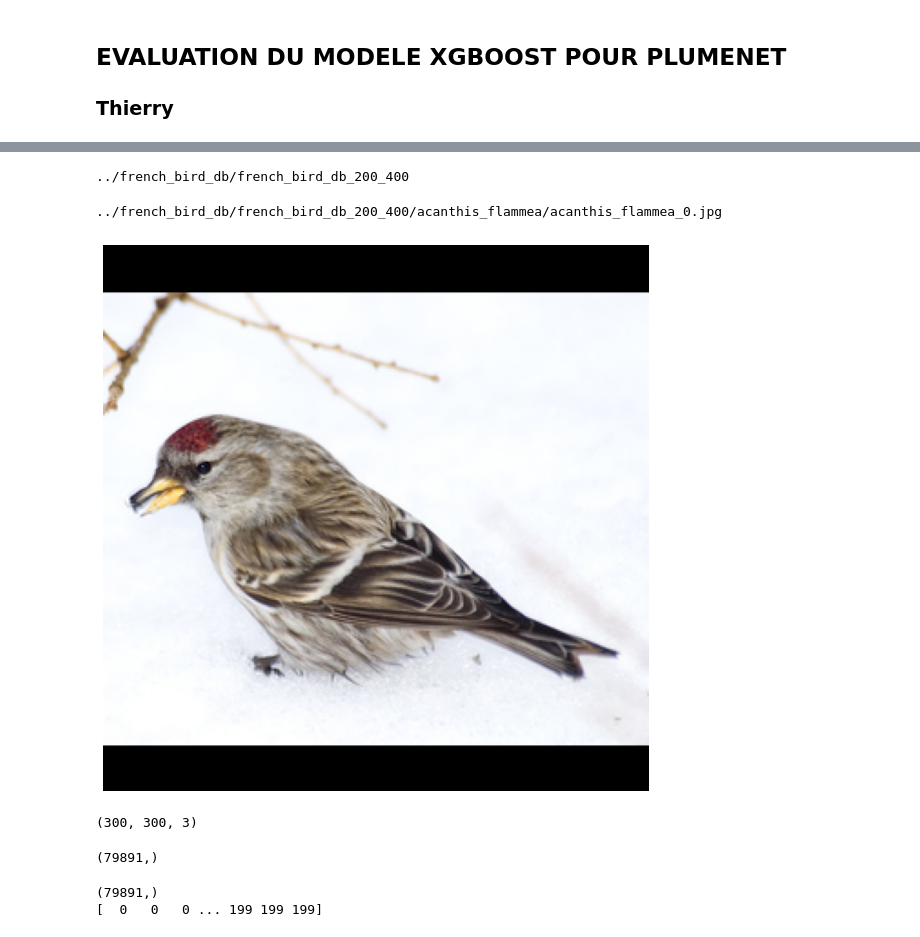
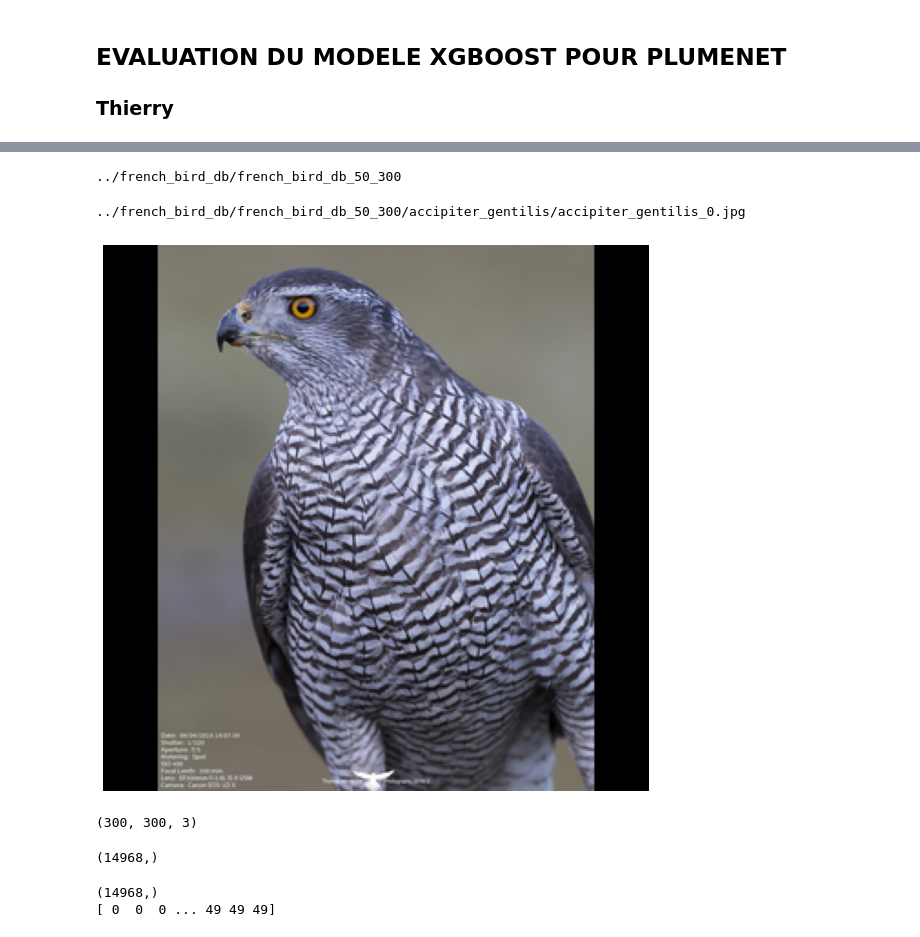
Before and after one commit to tfoutelrodier/plumeNet, a Jupyter notebook: src/model_xgb.ipynb, the cells around one changed output, grey strips where cells are left out. Cells and saved outputs as stored; diff of their text form; code cells hidden in the pictures.

```diff
--- a/src/model_xgb.ipynb
+++ b/src/model_xgb.ipynb
@@ -43,26 +42,26 @@ plumnet_random_state=42
 # %%
 # Chargement des données
 data_dir = 'french_bird_db'
-dataset = 'french_bird_db_200_400'
+dataset = 'french_bird_db_50_300'
 dir_path = os.path.join('..',data_dir, dataset)
 print(dir_path)
 # %% [output]
-../french_bird_db/french_bird_db_200_400
+../french_bird_db/french_bird_db_50_300
 # %%
 # Image de test
-espece = 'acanthis_flammea'
-image_test = 'acanthis_flammea_0.jpg'
+espece = 'accipiter_gentilis'
+image_test = 'accipiter_gentilis_0.jpg'
 file_path = os.path.join(dir_path, espece, image_test)
 print(file_path)
 
 img = plt.imread(file_path)
 plt.figure(figsize=(10,10))
 plt.axis('off')
 plt.imshow(img)
 plt.show()
 # %% [output]
-../french_bird_db/french_bird_db_200_400/acanthis_flammea/acanthis_flammea_0.jpg
+../french_bird_db/french_bird_db_50_300/accipiter_gentilis/accipiter_gentilis_0.jpg
-[figure, old version]
+[figure, new version]
 # %%
 # Format des images
 print(img.shape)
@@ -105,15 +104,15 @@ X_link = np.array(X_constr)
 X_link.reshape(-1,1)
 X_link.shape
 # %% [output]
-(79891,)
+(14968,)
 # %%
 y = np.array(y_constr)
 y.reshape(-1,1)
 print(y.shape)
 print(y)
 # %% [output]
-(79891,)
-[  0   0   0 ... 199 199 199]
+(14968,)
+[ 0  0  0 ... 49 49 49]
 # %%
 #print(liste_especes)
 # %%
```
Also changed, not shown: parts of 6 cells of this notebook.
